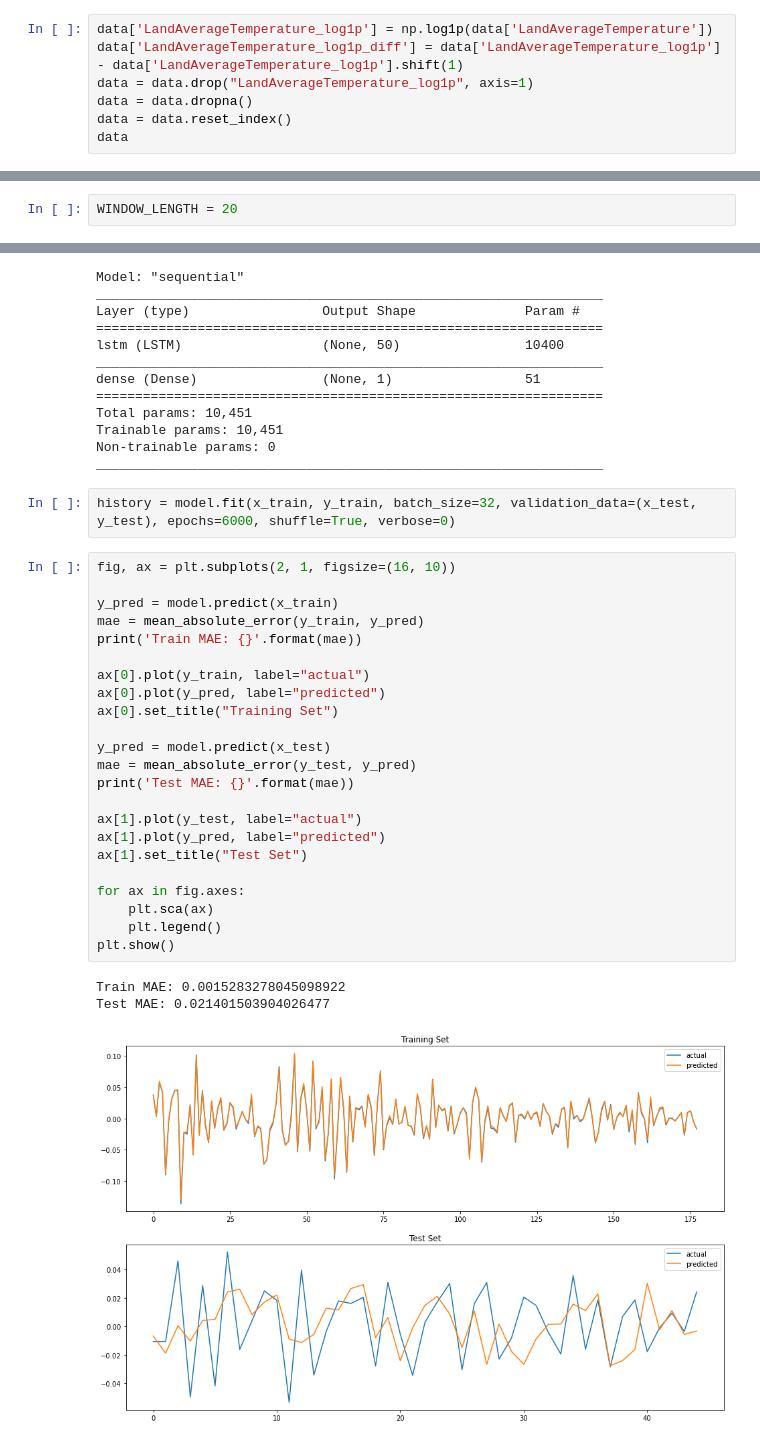
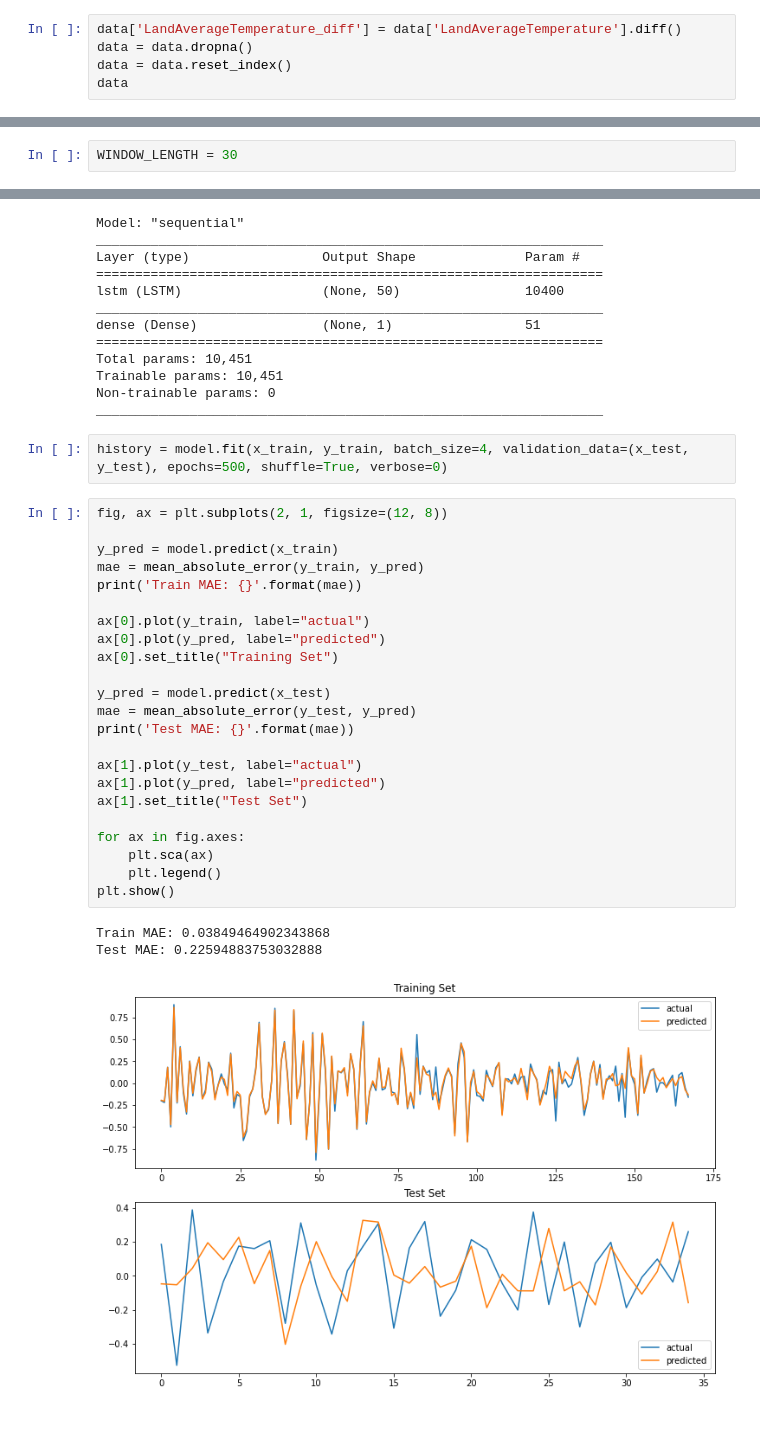
Before and after one commit to avcordaro/data-science-independent-projects, a Jupyter notebook: forecasting-change-in-global-average-land-temperature/forecasting-change-in-global-avg-land-temperature.ipynb, the cells around one changed output, grey strips where cells are left out. Drawn from its saved outputs; the diff is of its cells as text.

```diff
--- a/forecasting-change-in-global-average-land-temperature/forecasting-change-in-global-avg-land-temperature.ipynb
+++ b/forecasting-change-in-global-average-land-temperature/forecasting-change-in-global-avg-land-temperature.ipynb
@@ -61,9 +64,7 @@ data
 # %% [markdown]
 I've taken the time series data which stores the average land temperature on every day of every year (between 1750 to 2015), and created a new time series so that I now just have the average land temperature for each year.
 # %%
-data['LandAverageTemperature_log1p'] = np.log1p(data['LandAverageTemperature'])
-data['LandAverageTemperature_log1p_diff'] = data['LandAverageTemperature_log1p'] - data['LandAverageTemperature_log1p'].shift(1)
-data = data.drop("LandAverageTemperature_log1p", axis=1)
+data['LandAverageTemperature_diff'] = data['LandAverageTemperature'].diff()
 data = data.dropna()
 data = data.reset_index()
 data
@@ -118,7 +119,7 @@ sns.distplot(data.LandAverageTemperature_log1p_diff)
 # %% [markdown]
 # One-step LTSM Model
 # %%
-WINDOW_LENGTH = 20
+WINDOW_LENGTH = 30
 # %% [markdown]
 The window length determines how many previous years of historical data will be used for the model to make predictions. For the one-step model, in order to predict the average temperature for a certain year, the model will use the previous 20 years of data.
 # %%
@@ -169,32 +170,32 @@ Trainable params: 10,451
 Non-trainable params: 0
 _________________________________________________________________
 # %%
-history = model.fit(x_train, y_train, batch_size=32, validation_data=(x_test, y_test), epochs=6000, shuffle=True, verbose=0)
+history = model.fit(x_train, y_train, batch_size=4, validation_data=(x_test, y_test), epochs=500, shuffle=True, verbose=0)
 # %%
-fig, ax = plt.subplots(2, 1, figsize=(16, 10))
+fig, ax = plt.subplots(2, 1, figsize=(12, 8))
 
 y_pred = model.predict(x_train)
 mae = mean_absolute_error(y_train, y_pred)
 print('Train MAE: {}'.format(mae))
 
 ax[0].plot(y_train, label="actual")
 ax[0].plot(y_pred, label="predicted")
 ax[0].set_title("Training Set")
 
 y_pred = model.predict(x_test)
 mae = mean_absolute_error(y_test, y_pred)
 print('Test MAE: {}'.format(mae))
 
 ax[1].plot(y_test, label="actual")
 ax[1].plot(y_pred, label="predicted")
 ax[1].set_title("Test Set")
 
 for ax in fig.axes:
     plt.sca(ax)
     plt.legend()
 plt.show()
 # %% [output]
-Train MAE: 0.0015283278045098922
-Test MAE: 0.021401503904026477
+Train MAE: 0.03849464902343868
+Test MAE: 0.22594883753032888
-[figure, old version]
+[figure, new version]
 # %% [markdown]
```
Also changed, not shown: parts of 17 cells of this notebook, 2 other files.
